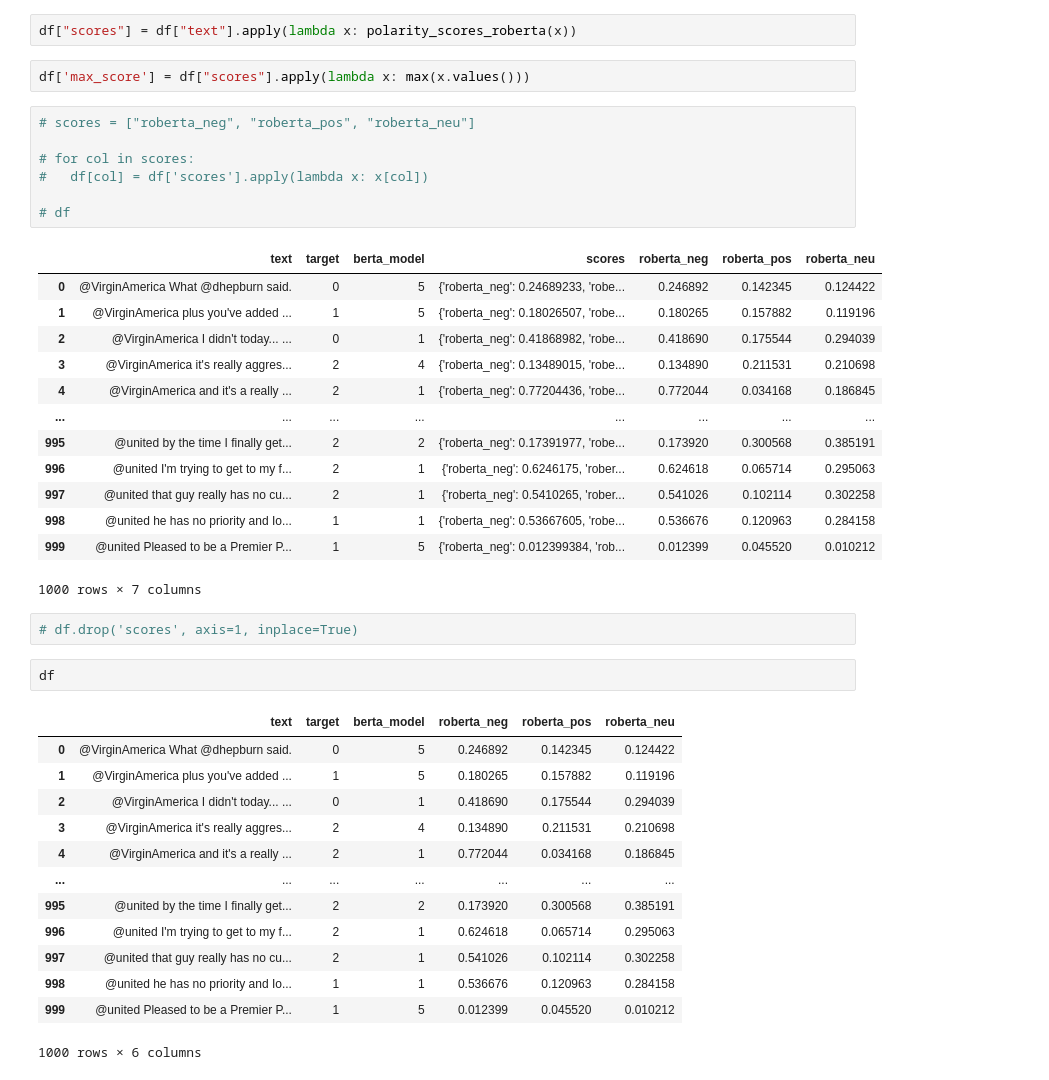
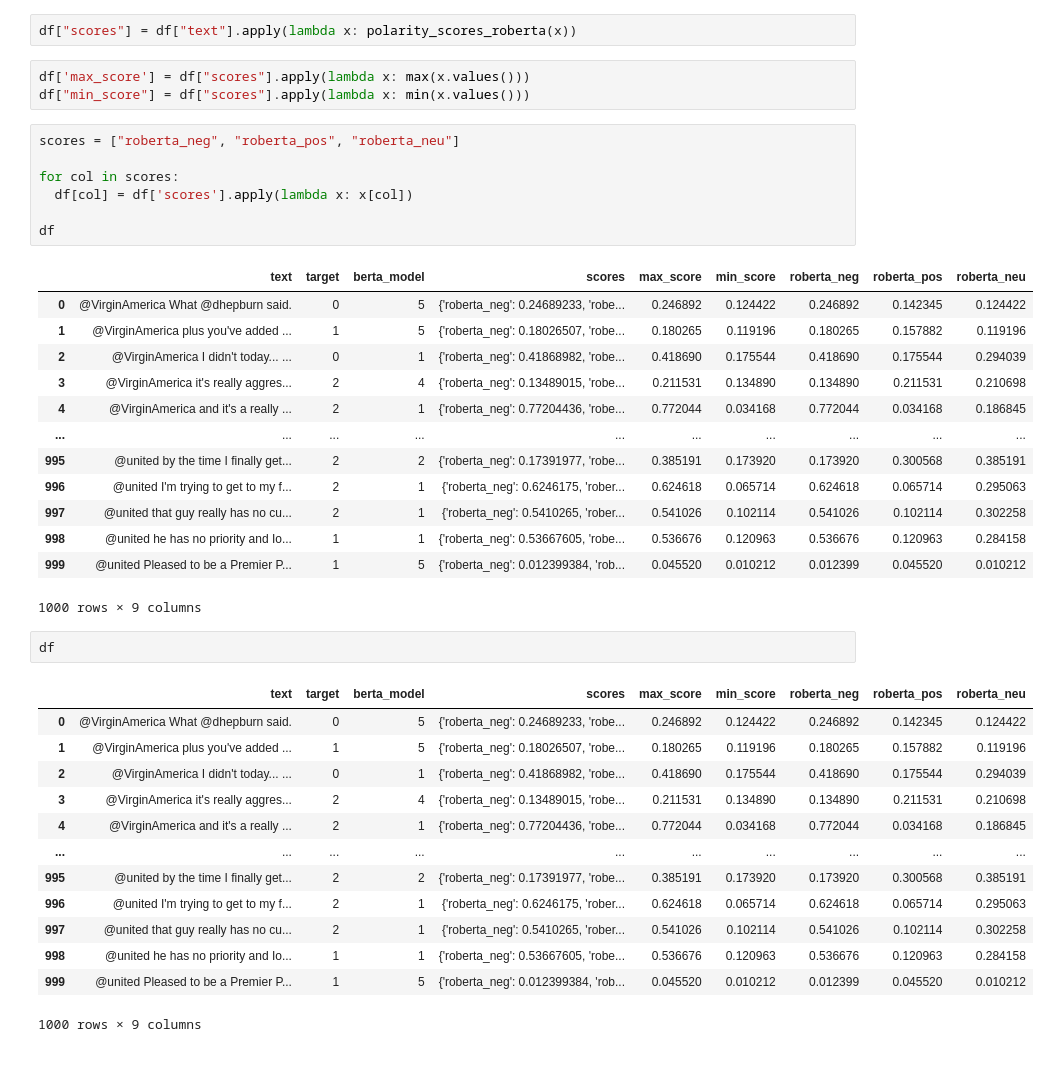
Before and after one commit to MaukanMir/NLP-Course-Docs-, a Jupyter notebook: airline-sentiment-3.ipynb, the cells around one changed output. Cells and saved outputs as stored; diff of their text form.

Commit message:
added new models

```diff
--- a/airline-sentiment-3.ipynb
+++ b/airline-sentiment-3.ipynb
@@ -212,42 +212,41 @@ def polarity_scores_roberta(example):
 df["scores"] = df["text"].apply(lambda x: polarity_scores_roberta(x))
 # %%
 df['max_score'] = df["scores"].apply(lambda x: max(x.values()))
+df["min_score"] = df["scores"].apply(lambda x: min(x.values()))
 # %%
-# scores = ["roberta_neg", "roberta_pos", "roberta_neu"]
+scores = ["roberta_neg", "roberta_pos", "roberta_neu"]
 
-# for col in scores:
-#   df[col] = df['scores'].apply(lambda x: x[col])
+for col in scores:
+  df[col] = df['scores'].apply(lambda x: x[col])
 
-# df
+df
 # %% [output]
-|  | text | target | berta_model | scores | roberta_neg | roberta_pos | roberta_neu |
-| 0 | @VirginAmerica What @dhepburn said. | 0 | 5 | {'roberta_neg': 0.24689233, 'robe... | 0.246892 | 0.142345 | 0.124422 |
-| 1 | @VirginAmerica plus you've added ... | 1 | 5 | {'roberta_neg': 0.18026507, 'robe... | 0.180265 | 0.157882 | 0.119196 |
-| 2 | @VirginAmerica I didn't today... ... | 0 | 1 | {'roberta_neg': 0.41868982, 'robe... | 0.418690 | 0.175544 | 0.294039 |
-| 3 | @VirginAmerica it's really aggres... | 2 | 4 | {'roberta_neg': 0.13489015, 'robe... | 0.134890 | 0.211531 | 0.210698 |
-| 4 | @VirginAmerica and it's a really ... | 2 | 1 | {'roberta_neg': 0.77204436, 'robe... | 0.772044 | 0.034168 | 0.186845 |
-| ... | ... | ... | ... | ... | ... | ... | ... |
-| 995 | @united by the time I finally get... | 2 | 2 | {'roberta_neg': 0.17391977, 'robe... | 0.173920 | 0.300568 | 0.385191 |
-| 996 | @united I'm trying to get to my f... | 2 | 1 | {'roberta_neg': 0.6246175, 'rober... | 0.624618 | 0.065714 | 0.295063 |
-| 997 | @united that guy really has no cu... | 2 | 1 | {'roberta_neg': 0.5410265, 'rober... | 0.541026 | 0.102114 | 0.302258 |
-| 998 | @united he has no priority and Io... | 1 | 1 | {'roberta_neg': 0.53667605, 'robe... | 0.536676 | 0.120963 | 0.284158 |
-| 999 | @united Pleased to be a Premier P... | 1 | 5 | {'roberta_neg': 0.012399384, 'rob... | 0.012399 | 0.045520 | 0.010212 |
+|  | text | target | berta_model | scores | max_score | min_score | roberta_neg | roberta_pos | roberta_neu |
+| 0 | @VirginAmerica What @dhepburn said. | 0 | 5 | {'roberta_neg': 0.24689233, 'robe... | 0.246892 | 0.124422 | 0.246892 | 0.142345 | 0.124422 |
+| 1 | @VirginAmerica plus you've added ... | 1 | 5 | {'roberta_neg': 0.18026507, 'robe... | 0.180265 | 0.119196 | 0.180265 | 0.157882 | 0.119196 |
+| 2 | @VirginAmerica I didn't today... ... | 0 | 1 | {'roberta_neg': 0.41868982, 'robe... | 0.418690 | 0.175544 | 0.418690 | 0.175544 | 0.294039 |
+| 3 | @VirginAmerica it's really aggres... | 2 | 4 | {'roberta_neg': 0.13489015, 'robe... | 0.211531 | 0.134890 | 0.134890 | 0.211531 | 0.210698 |
+| 4 | @VirginAmerica and it's a really ... | 2 | 1 | {'roberta_neg': 0.77204436, 'robe... | 0.772044 | 0.034168 | 0.772044 | 0.034168 | 0.186845 |
+| ... | ... | ... | ... | ... | ... | ... | ... | ... | ... |
+| 995 | @united by the time I finally get... | 2 | 2 | {'roberta_neg': 0.17391977, 'robe... | 0.385191 | 0.173920 | 0.173920 | 0.300568 | 0.385191 |
+| 996 | @united I'm trying to get to my f... | 2 | 1 | {'roberta_neg': 0.6246175, 'rober... | 0.624618 | 0.065714 | 0.624618 | 0.065714 | 0.295063 |
+| 997 | @united that guy really has no cu... | 2 | 1 | {'roberta_neg': 0.5410265, 'rober... | 0.541026 | 0.102114 | 0.541026 | 0.102114 | 0.302258 |
+| 998 | @united he has no priority and Io... | 1 | 1 | {'roberta_neg': 0.53667605, 'robe... | 0.536676 | 0.120963 | 0.536676 | 0.120963 | 0.284158 |
+| 999 | @united Pleased to be a Premier P... | 1 | 5 | {'roberta_neg': 0.012399384, 'rob... | 0.045520 | 0.010212 | 0.012399 | 0.045520 | 0.010212 |
-1000 rows × 7 columns
+1000 rows × 9 columns
-# %%
-# df.drop('scores', axis=1, inplace=True)
 # %%
 df
 # %% [output]
-|  | text | target | berta_model | roberta_neg | roberta_pos | roberta_neu |
-| 0 | @VirginAmerica What @dhepburn said. | 0 | 5 | 0.246892 | 0.142345 | 0.124422 |
-| 1 | @VirginAmerica plus you've added ... | 1 | 5 | 0.180265 | 0.157882 | 0.119196 |
-| 2 | @VirginAmerica I didn't today... ... | 0 | 1 | 0.418690 | 0.175544 | 0.294039 |
-| 3 | @VirginAmerica it's really aggres... | 2 | 4 | 0.134890 | 0.211531 | 0.210698 |
-| 4 | @VirginAmerica and it's a really ... | 2 | 1 | 0.772044 | 0.034168 | 0.186845 |
-| ... | ... | ... | ... | ... | ... | ... |
-| 995 | @united by the time I finally get... | 2 | 2 | 0.173920 | 0.300568 | 0.385191 |
-| 996 | @united I'm trying to get to my f... | 2 | 1 | 0.624618 | 0.065714 | 0.295063 |
-| 997 | @united that guy really has no cu... | 2 | 1 | 0.541026 | 0.102114 | 0.302258 |
-| 998 | @united he has no priority and Io... | 1 | 1 | 0.536676 | 0.120963 | 0.284158 |
-| 999 | @united Pleased to be a Premier P... | 1 | 5 | 0.012399 | 0.045520 | 0.010212 |
+|  | text | target | berta_model | scores | max_score | min_score | roberta_neg | roberta_pos | roberta_neu |
+| 0 | @VirginAmerica What @dhepburn said. | 0 | 5 | {'roberta_neg': 0.24689233, 'robe... | 0.246892 | 0.124422 | 0.246892 | 0.142345 | 0.124422 |
+| 1 | @VirginAmerica plus you've added ... | 1 | 5 | {'roberta_neg': 0.18026507, 'robe... | 0.180265 | 0.119196 | 0.180265 | 0.157882 | 0.119196 |
+| 2 | @VirginAmerica I didn't today... ... | 0 | 1 | {'roberta_neg': 0.41868982, 'robe... | 0.418690 | 0.175544 | 0.418690 | 0.175544 | 0.294039 |
+| 3 | @VirginAmerica it's really aggres... | 2 | 4 | {'roberta_neg': 0.13489015, 'robe... | 0.211531 | 0.134890 | 0.134890 | 0.211531 | 0.210698 |
+| 4 | @VirginAmerica and it's a really ... | 2 | 1 | {'roberta_neg': 0.77204436, 'robe... | 0.772044 | 0.034168 | 0.772044 | 0.034168 | 0.186845 |
+| ... | ... | ... | ... | ... | ... | ... | ... | ... | ... |
+| 995 | @united by the time I finally get... | 2 | 2 | {'roberta_neg': 0.17391977, 'robe... | 0.385191 | 0.173920 | 0.173920 | 0.300568 | 0.385191 |
+| 996 | @united I'm trying to get to my f... | 2 | 1 | {'roberta_neg': 0.6246175, 'rober... | 0.624618 | 0.065714 | 0.624618 | 0.065714 | 0.295063 |
+| 997 | @united that guy really has no cu... | 2 | 1 | {'roberta_neg': 0.5410265, 'rober... | 0.541026 | 0.102114 | 0.541026 | 0.102114 | 0.302258 |
+| 998 | @united he has no priority and Io... | 1 | 1 | {'roberta_neg': 0.53667605, 'robe... | 0.536676 | 0.120963 | 0.536676 | 0.120963 | 0.284158 |
+| 999 | @united Pleased to be a Premier P... | 1 | 5 | {'roberta_neg': 0.012399384, 'rob... | 0.045520 | 0.010212 | 0.012399 | 0.045520 | 0.010212 |
-1000 rows × 6 columns
+1000 rows × 9 columns
```
Also changed, not shown: parts of 1 cell of this notebook.
